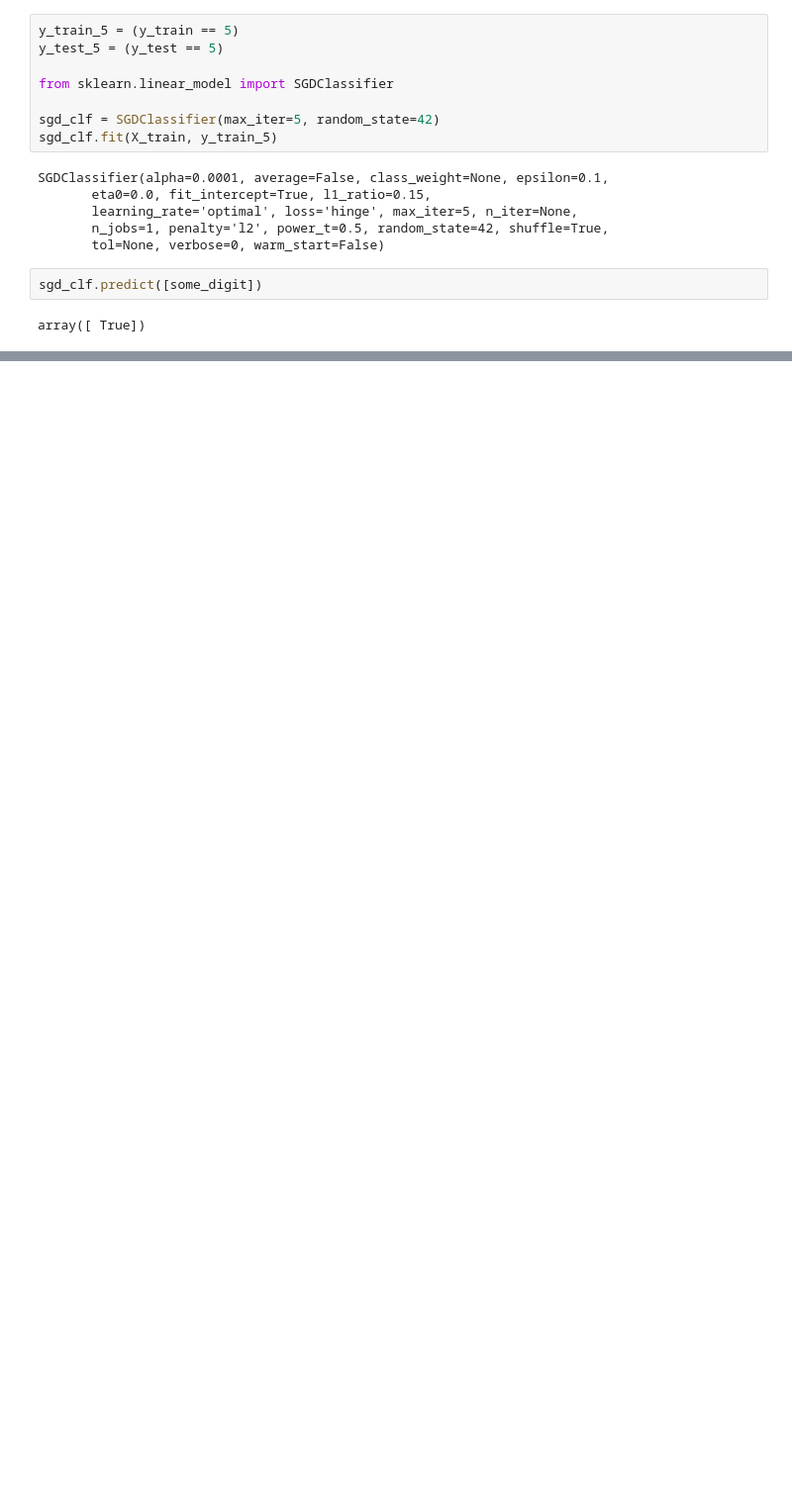
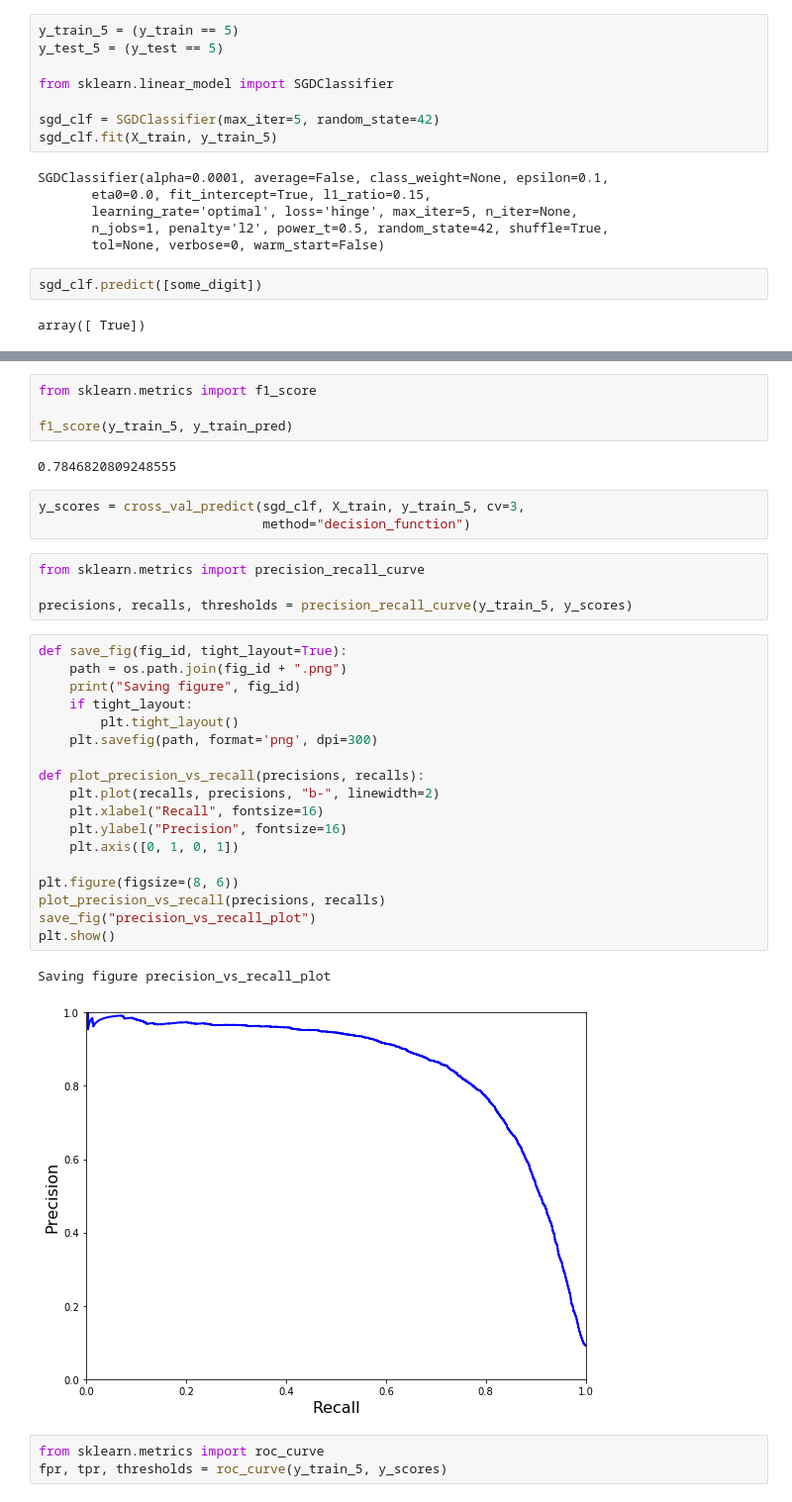
Before and after one commit to HaelC/Hands-on_ML, a Jupyter notebook: Chapter 3/Sample Code.ipynb, the cells around one changed output, grey strips where cells are left out. Shown at 99% size. Saved outputs shown, nothing was run; the diff lists cells and outputs as text; blank space fills up the shorter version.

Commit message:
images and notes

```diff
--- a/Chapter 3/Sample Code.ipynb
+++ b/Chapter 3/Sample Code.ipynb
@@ -62,0 +89,37 @@ array([ True])
+# %%
+from sklearn.metrics import f1_score
+
+f1_score(y_train_5, y_train_pred)
+# %% [output]
+0.7846820809248555
+# %%
+y_scores = cross_val_predict(sgd_clf, X_train, y_train_5, cv=3,
+                             method="decision_function")
+# %%
+from sklearn.metrics import precision_recall_curve
+
+precisions, recalls, thresholds = precision_recall_curve(y_train_5, y_scores)
+# %%
+def save_fig(fig_id, tight_layout=True):
+    path = os.path.join(fig_id + ".png")
+    print("Saving figure", fig_id)
+    if tight_layout:
+        plt.tight_layout()
+    plt.savefig(path, format='png', dpi=300)
+
+def plot_precision_vs_recall(precisions, recalls):
+    plt.plot(recalls, precisions, "b-", linewidth=2)
+    plt.xlabel("Recall", fontsize=16)
+    plt.ylabel("Precision", fontsize=16)
+    plt.axis([0, 1, 0, 1])
+
+plt.figure(figsize=(8, 6))
+plot_precision_vs_recall(precisions, recalls)
+save_fig("precision_vs_recall_plot")
+plt.show()
+# %% [output]
+Saving figure precision_vs_recall_plot
+[figure, added]
+# %%
+from sklearn.metrics import roc_curve
+fpr, tpr, thresholds = roc_curve(y_train_5, y_scores)
```
Also changed, not shown: parts of 7 cells of this notebook, 3 other files.
